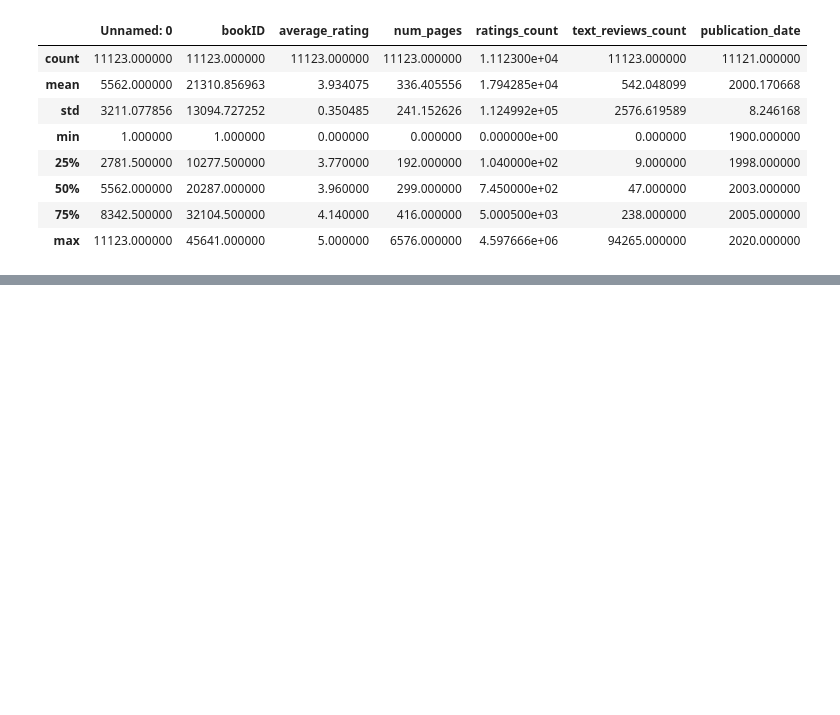
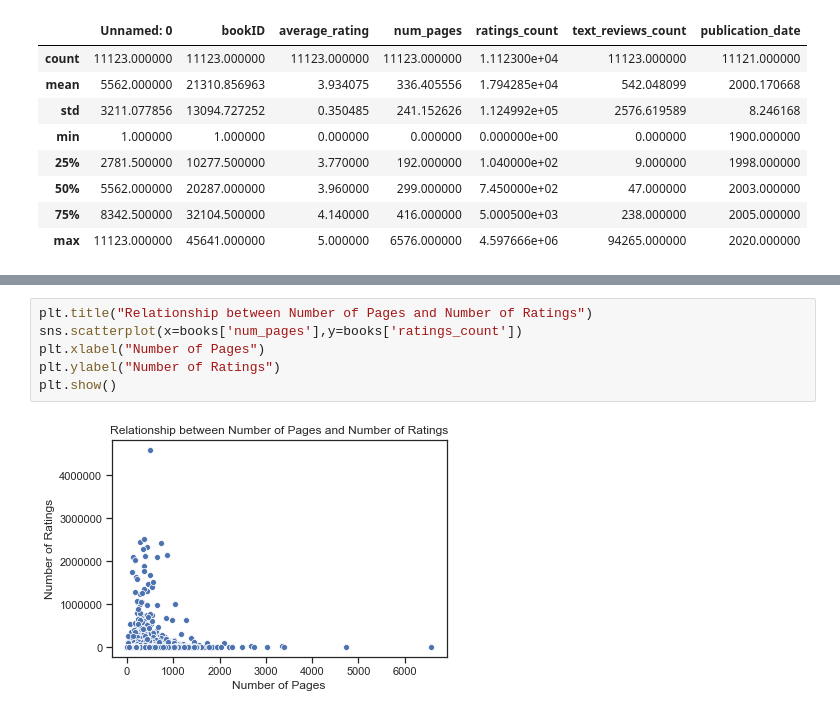
Before and after one commit to iHaifaa/DS_Research_GoodreadsBooks, a Jupyter notebook: Python/3_Descriptive_Statistics.ipynb, the cells around one changed output, grey strips where cells are left out. Saved outputs shown, nothing was run; the diff lists cells and outputs as text; blank space fills up the shorter version.

```diff
--- a/Python/3_Descriptive_Statistics.ipynb
+++ b/Python/3_Descriptive_Statistics.ipynb
@@ -77,0 +67,8 @@ plt.xticks(rotation=90)
+# %%
+plt.title("Relationship between Number of Pages and Number of Ratings")
+sns.scatterplot(x=books['num_pages'],y=books['ratings_count'])
+plt.xlabel("Number of Pages")
+plt.ylabel("Number of Ratings")
+plt.show()
+# %% [output]
+[figure, added]
```
Also changed, not shown: parts of 14 cells of this notebook, 2 other files.
